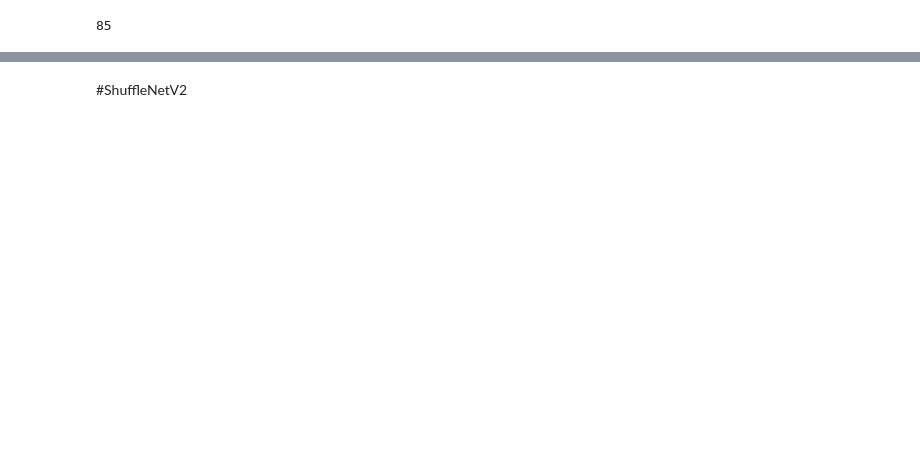
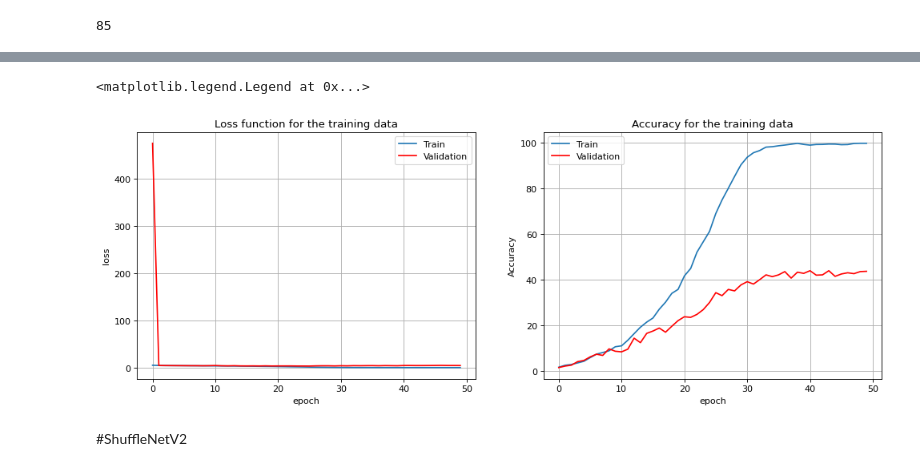
Before and after one commit to pouyakhooshabi/Image-Classification, a Jupyter notebook: animal90.ipynb, the cells around one changed output, grey strips where cells are left out. Saved outputs shown, nothing was run; the diff lists cells and outputs as text; code cells hidden in the pictures; blank space fills up the shorter version.

```diff
--- a/animal90.ipynb
+++ b/animal90.ipynb
@@ -178,26 +179,4 @@ for epoch in tqdm(range(num_epochs)):
     loss_val.append(running_loss_val/len(val_loader))
     accuracy_val.append(accuracy)
     print(f"Accuracy of the network on the val images after {epoch + 1} epochs is: {accuracy}")
-
-    # Evaluate the model on test
-    model.eval()
-    correct_test = 0
-    total_test = 0
-    running_loss_test = 0
-    with torch.no_grad():
-        for data in test_loader:
-            inputs, labels = data
-            inputs = inputs.to(DEVICE)
-            labels = labels.to(DEVICE)
-            outputs = model(inputs)
-            loss = criterion(val_outputs, val_labels)
-            running_loss_test += loss.item()
-            _, predicted = torch.max(outputs.data, 1)
-            total_test += labels.size(0)
-            correct_test += (predicted == labels).sum().item()
-    accuracy = 100 * correct_test / total_test
-    loss_test.append(running_loss_test/len(test_loader))
-    accuracy_test.append(accuracy)
-    print(f"Accuracy of the network on the test images after {epoch + 1} epochs is: {accuracy}")
-    print('------------------------')
 # %% [output]
@@ -220,32 +211,25 @@ path = f"/content/drive/MyDrive/projectDataset/animal90/{model_save_name}"
 torch.save(model.state_dict(), path)
 # %%
 # plot train and val and test accuracy
-plt.figure(figsize=(12,10), dpi=80)
+plt.figure(figsize=(15, 5), dpi=80)
 
-plt.subplot(2, 2, 1)
+plt.subplot(1, 2, 1)
 plt.plot(loss_train, label="Train")
 plt.plot(loss_val, color='red', label="Validation")
 plt.title('Loss function for the training data')
 plt.xlabel('epoch')
 plt.ylabel('loss')
+plt.grid()
 plt.legend()
 
-plt.subplot(2, 2, 2)
-plt.plot(loss_test)
-plt.title('Loss function for the test data')
-plt.xlabel('epoch')
-plt.ylabel('loss')
-
-plt.subplot(2, 2, 3)
+plt.subplot(1, 2, 2)
 plt.plot(accuracy_train, label="Train")
 plt.plot(accuracy_val, color='red', label="Validation")
 plt.title('Accuracy for the training data')
 plt.xlabel('epoch')
-plt.ylabel('loss')
+plt.ylabel('Accuracy')
+plt.grid()
 plt.legend()
-
-plt.subplot(2, 2, 4)
-plt.plot(accuracy_test)
-plt.title('Accuracy for the test data')
-plt.xlabel('epoch')
-plt.ylabel('loss')
+# %% [output]
+<matplotlib.legend.Legend at 0x...>
+[figure, added]
```
Also changed, not shown: parts of 45 cells of this notebook, 1 other file.
